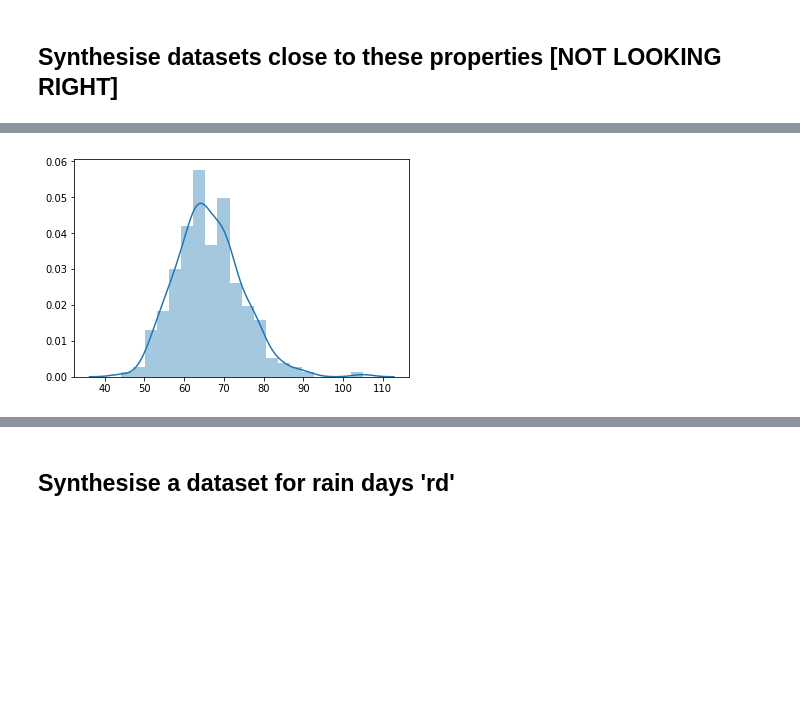
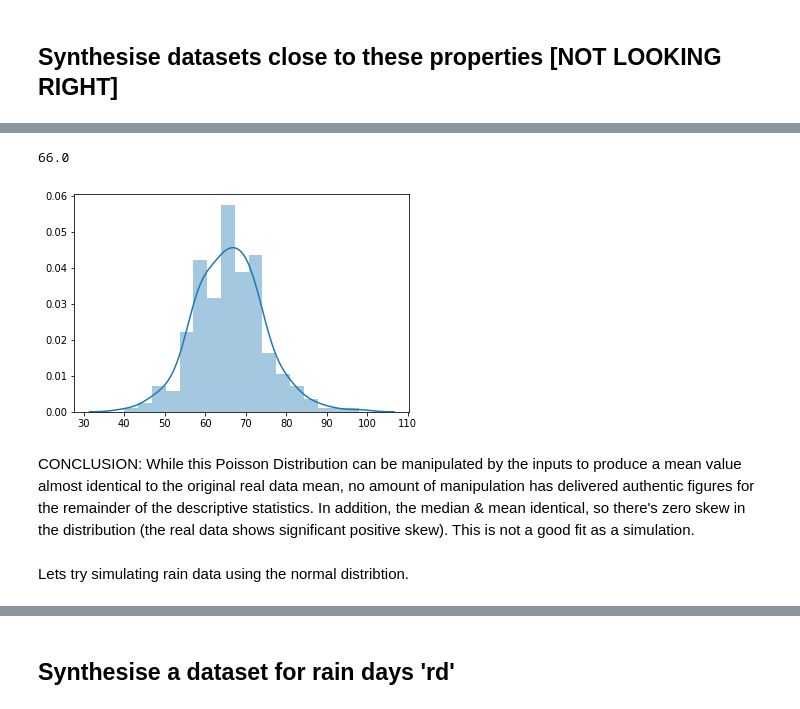
Before and after one commit to Aqua5lad/PDA-Dec-Project, a Jupyter notebook: PDA Project Dec 2018.ipynb, the cells around one changed output, grey strips where cells are left out. Saved outputs shown, nothing was run; the diff lists cells and outputs as text; code cells hidden in the pictures; blank space fills up the shorter version.

```diff
--- a/PDA Project Dec 2018.ipynb
+++ b/PDA Project Dec 2018.ipynb
@@ -606,11 +608,11 @@ As expected from the above plots, the coefficient of correlation between 'rain'
 # %% [markdown]
 ## Synthesise datasets close to these properties [NOT LOOKING RIGHT]
 # %%
-# Monthly Rainfall (rain) looks like a Poison distribution.
+# Monthly Rainfall (rain) looks like a Poisson distribution.
 # generate a random sample of 250 values using a poision distribution with lamda of 66
-s = np.random.poisson(lam=(66), size=(250))
+srain = np.random.poisson(lam=(66), size=(250))
 plt.xlabel ('monthly rainfall (mm)')
 plt.ylabel ('instances')
-plt.hist(s)
+plt.hist(srain)
 plt.show()
 # %% [output]
@@ -617,0 +620,4 @@ plt.show()
+# %%
+# convert the data array to a dataframe:
+srain = pd.DataFrame(np.array(srain))
+srain.describe()
@@ -618,4 +634,16 @@ plt.show()
+# %%
+# to test distribution for 'skewness', find the median
+srain = np.median(srain)
+print (srain)
+# so the median is :
+# %% [output]
+66.0
 # %%
-sns.distplot(s);
+sns.distplot(srain);
 # %% [output]
-[figure, old version]
+[figure, new version]
+# %% [markdown]
+CONCLUSION:
+While this Poisson Distribution can be manipulated by the inputs to produce a mean value almost identical to the original real data mean, no amount of manipulation has delivered authentic figures for the remainder of the descriptive statistics. In addition, the median & mean identical, so there's zero skew in the distribution (the real data shows significant positive skew). This is not a good fit as a simulation.
+# %% [markdown]
+Lets try simulating rain data using the normal distribtion.
```
Also changed, not shown: parts of 12 cells of this notebook, 1 other file.
